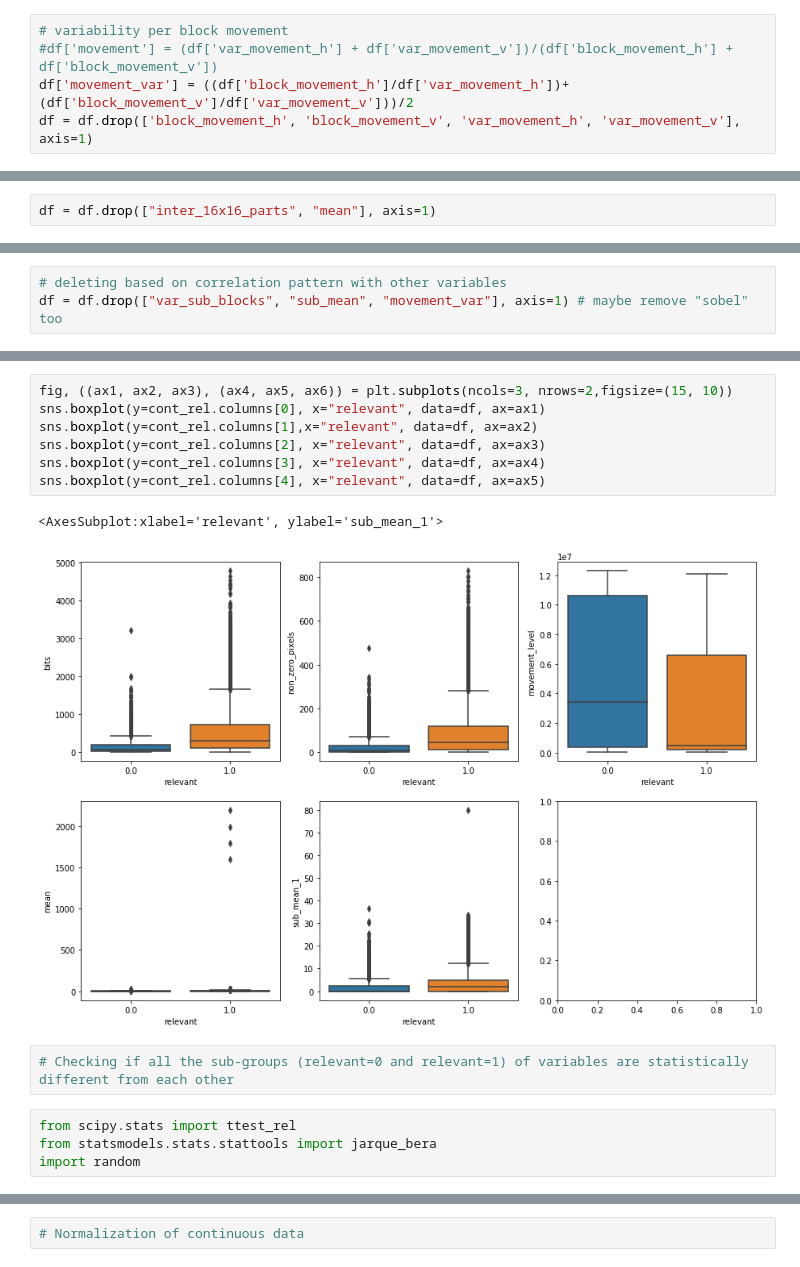
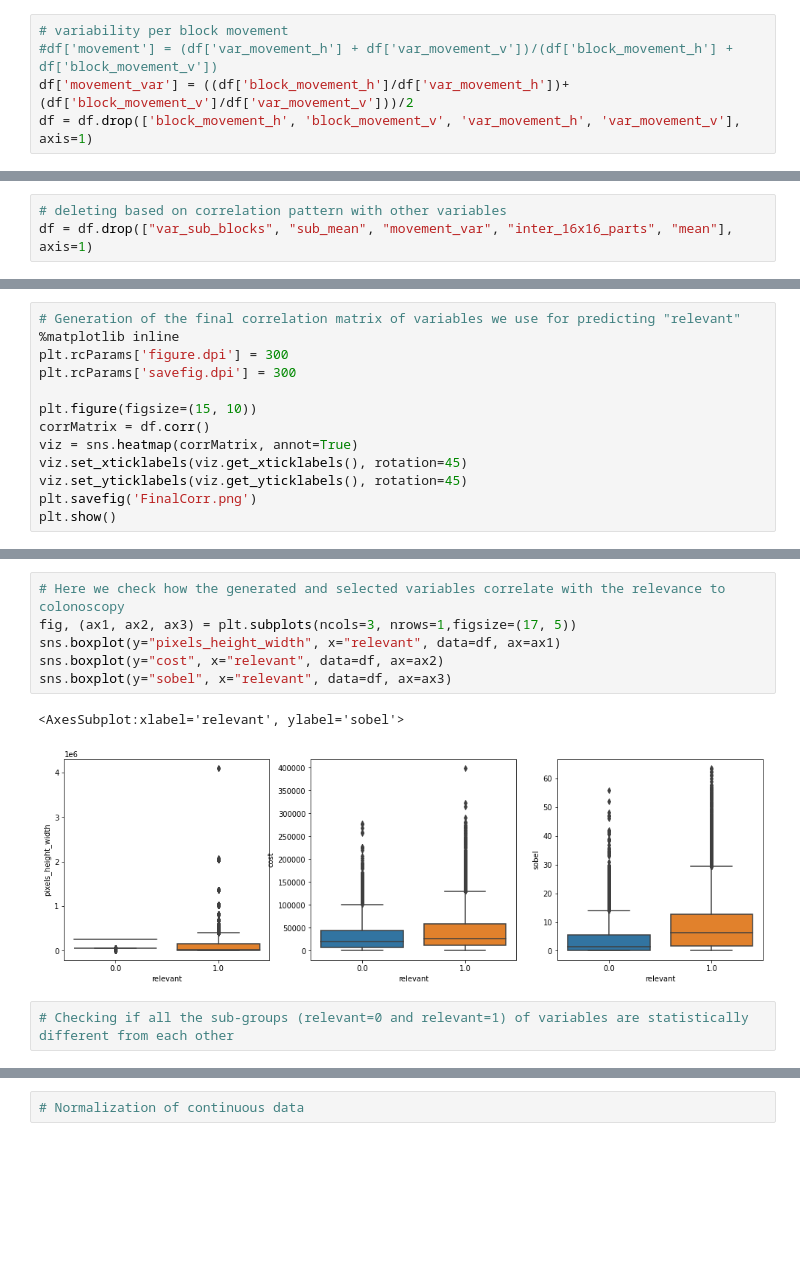
Before and after one commit to ostapkharysh/ColonoscopyDetection, a Jupyter notebook: DataDescription.ipynb, the cells around one changed output, grey strips where cells are left out. Drawn from its saved outputs; the diff is of its cells as text; blank space fills up the shorter version.

```diff
--- a/DataDescription.ipynb
+++ b/DataDescription.ipynb
@@ -130,2 +268,3 @@ df = df.drop(['sobel_h', 'sobel_v'], axis=1)
 # %%
-df = df.drop(["inter_16x16_parts", "mean"], axis=1)
+# deleting based on correlation pattern with other variables
+df = df.drop(["var_sub_blocks", "sub_mean", "movement_var", "inter_16x16_parts", "mean"], axis=1)
@@ -137,3 +270,0 @@ plt.show()
-# %%
-# deleting based on correlation pattern with other variables
-df = df.drop(["var_sub_blocks", "sub_mean", "movement_var"], axis=1) # maybe remove "sobel" too
@@ -144,0 +271,13 @@ plt.show()
+# %%
+# Generation of the final correlation matrix of variables we use for predicting "relevant"
+%matplotlib inline
+plt.rcParams['figure.dpi'] = 300
+plt.rcParams['savefig.dpi'] = 300
+
+plt.figure(figsize=(15, 10))
+corrMatrix = df.corr()
+viz = sns.heatmap(corrMatrix, annot=True)
+viz.set_xticklabels(viz.get_xticklabels(), rotation=45)
+viz.set_yticklabels(viz.get_yticklabels(), rotation=45)
+plt.savefig('FinalCorr.png')
+plt.show()
@@ -229,16 +315,11 @@ Text(0, 0.5, 'Frequency')
 # %%
-fig, ((ax1, ax2, ax3), (ax4, ax5, ax6)) = plt.subplots(ncols=3, nrows=2,figsize=(15, 10))
-sns.boxplot(y=cont_rel.columns[0], x="relevant", data=df, ax=ax1)
-sns.boxplot(y=cont_rel.columns[1],x="relevant", data=df, ax=ax2)
-sns.boxplot(y=cont_rel.columns[2], x="relevant", data=df, ax=ax3)
-sns.boxplot(y=cont_rel.columns[3], x="relevant", data=df, ax=ax4)
-sns.boxplot(y=cont_rel.columns[4], x="relevant", data=df, ax=ax5)
+# Here we check how the generated and selected variables correlate with the relevance to colonoscopy
+fig, (ax1, ax2, ax3) = plt.subplots(ncols=3, nrows=1,figsize=(17, 5))
+sns.boxplot(y="pixels_height_width", x="relevant", data=df, ax=ax1)
+sns.boxplot(y="cost", x="relevant", data=df, ax=ax2)
+sns.boxplot(y="sobel", x="relevant", data=df, ax=ax3)
 # %% [output]
-<AxesSubplot:xlabel='relevant', ylabel='sub_mean_1'>
+<AxesSubplot:xlabel='relevant', ylabel='sobel'>
-[figure, old version]
+[figure, new version]
 # %%
 # Checking if all the sub-groups (relevant=0 and relevant=1) of variables are statistically different from each other
-# %%
-from scipy.stats import ttest_rel
-from statsmodels.stats.stattools import jarque_bera
-import random
```
Also changed, not shown: parts of 77 cells of this notebook.
